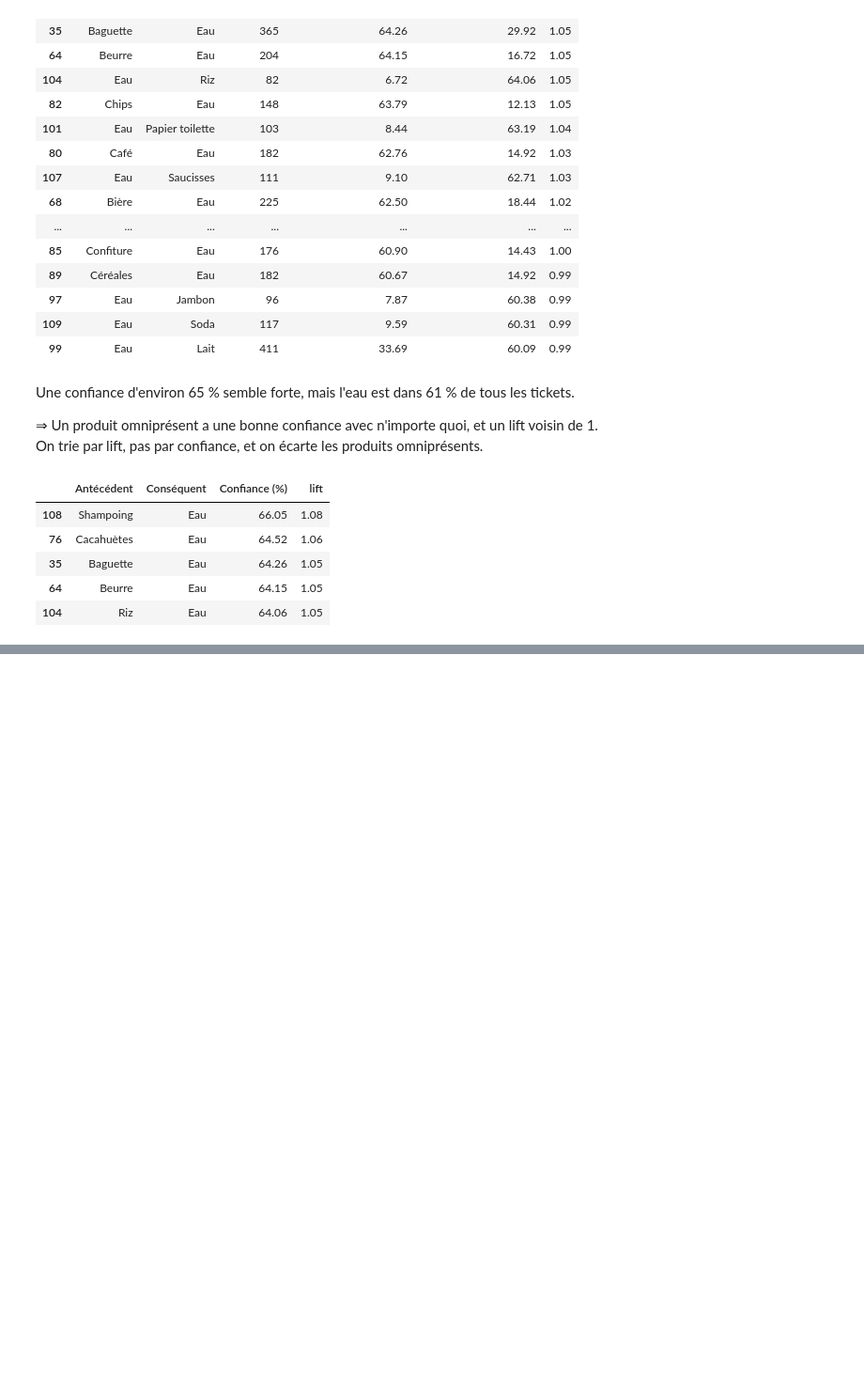
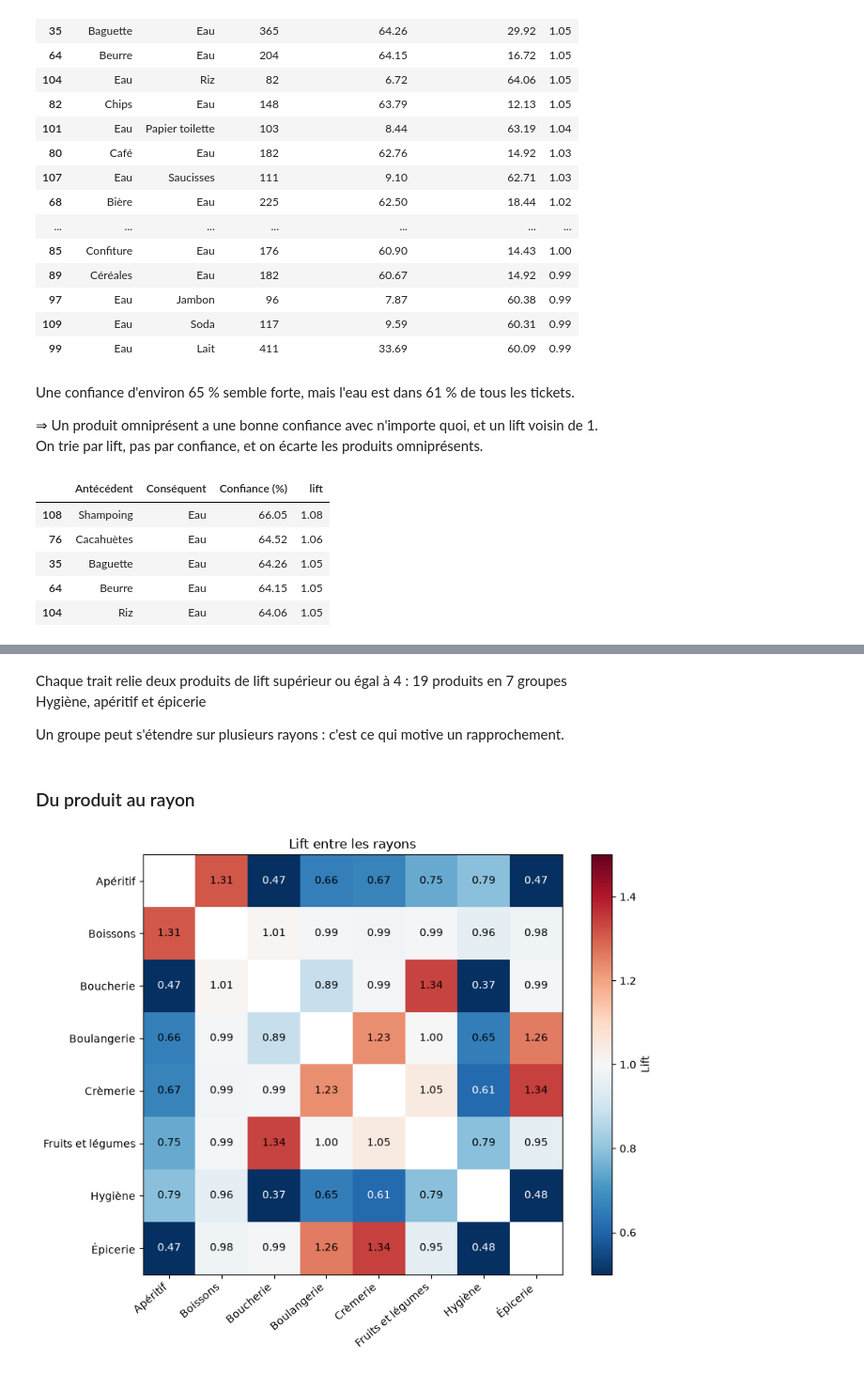
Before and after one commit to Esteranodin/G404-Data_AMD, a Jupyter notebook: ML-non-supervise_Algo-apriori/apriori.ipynb, the cells around one changed output, grey strips where cells are left out. Shown at 94% size. Drawn from its saved outputs; the diff is of its cells as text; code cells hidden in the pictures; blank space fills up the shorter version.

```diff
--- a/ML-non-supervise_Algo-apriori/apriori.ipynb
+++ b/ML-non-supervise_Algo-apriori/apriori.ipynb
@@ -496,0 +692,80 @@ plt.show()
+# %% [markdown]
+Chaque trait relie deux produits de lift supérieur ou égal à 4 : 19 produits en 7 groupes
+Hygiène, apéritif et épicerie
+
+Un groupe peut s'étendre sur plusieurs rayons : c'est ce qui motive un rapprochement.
+# %% [markdown]
+### Du produit au rayon
+# %%
+# Une colonne booléenne par rayon : le ticket contient-il au moins un produit de ce rayon ?
+R = pd.DataFrame({
+    rayon: B[
+        [produit for produit in B.columns
+         if rayon_par_produit[produit] == rayon]
+    ].any(axis=1)
+    for rayon in rayons
+})
+
+# Calculer le lift entre chaque paire de rayons
+M = pd.DataFrame(np.nan, index=rayons, columns=rayons)
+lignes = []
+
+
+# ou pour éviter boucle dans la boucle avec import itertools/combinations
+# for a, b in combinations(rayons, 2):
+for i, rayon_1 in enumerate(rayons):
+    for rayon_2 in rayons[i + 1:]:
+        support_commun = (R[rayon_1] & R[rayon_2]).mean()
+        support_1 = R[rayon_1].mean()
+        support_2 = R[rayon_2].mean()
+        lift = support_commun / (support_1 * support_2)
+
+        M.loc[rayon_1, rayon_2] = lift
+        M.loc[rayon_2, rayon_1] = lift
+
+        lignes.append({
+            "rayon_1": rayon_1,
+            "rayon_2": rayon_2,
+            "support_commun": support_commun,
+            "lift": lift,
+        })
+
+# Carte thermique, avec lift = 1 comme valeur neutre
+fig, ax = plt.subplots(figsize=(9, 7))
+
+norme = TwoSlopeNorm(vmin=0.5, vcenter=1, vmax=1.5)
+image = ax.imshow(M.to_numpy(dtype=float), cmap="RdBu_r", norm=norme)
+
+ax.set_xticks(range(len(rayons)), rayons, rotation=40, ha="right")
+ax.set_yticks(range(len(rayons)), rayons)
+ax.set_title("Lift entre les rayons")
+
+# Afficher les valeurs dans les cases ; la diagonale reste vide
+for i in range(len(rayons)):
+    for j in range(len(rayons)):
+        valeur = M.iloc[i, j]
+        if pd.notna(valeur):
+            couleur_texte = "white" if valeur < 0.65 or valeur > 1.35 else "black"
+            ax.text(
+                j, i, f"{valeur:.2f}",
+                ha="center", va="center",
+                color=couleur_texte
+            )
+
+fig.colorbar(image, ax=ax, label="Lift")
+plt.tight_layout()
+plt.show()
+
+# Tableau des paires de rayons les plus associées
+rayons_paires = (
+    pd.DataFrame(lignes)
+    .sort_values("lift", ascending=False)
+    .reset_index(drop=True)
+)
+
+display(rayons_paires.head(10).round({
+    "support_commun": 3,
+    "lift": 2,
+}))
+# %% [output]
+[figure, added]
```
Also changed, not shown: parts of 20 cells of this notebook, 2 other files.
